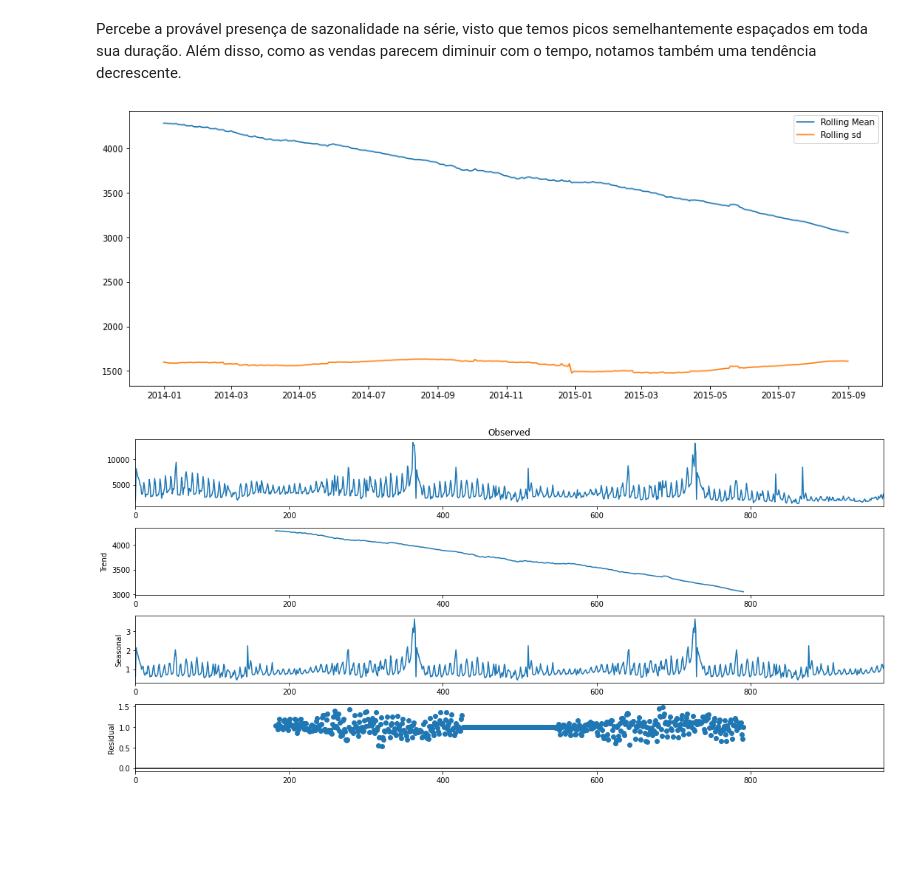
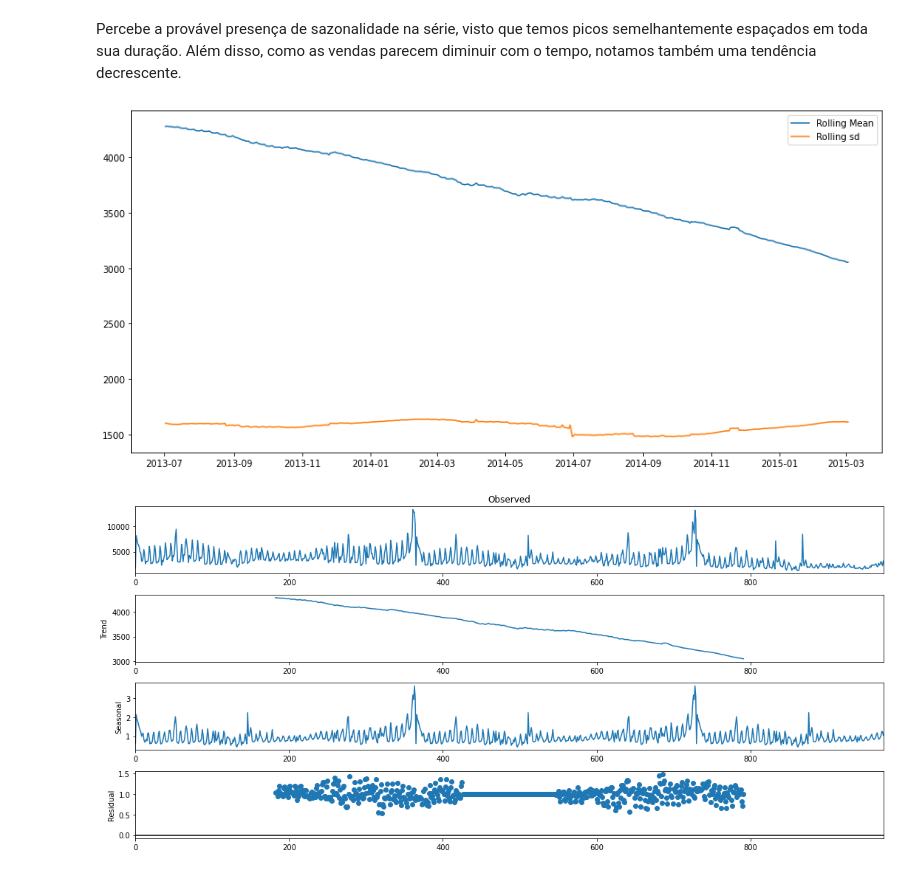
Before and after one commit to derSchmetterling/time_series, a Jupyter notebook: trabalho_ts.ipynb, the cells around one changed output. Saved outputs shown, nothing was run; the diff lists cells and outputs as text; code cells hidden in the pictures; blank space fills up the shorter version.

```diff
--- a/trabalho_ts.ipynb
+++ b/trabalho_ts.ipynb
@@ -105,22 +106,30 @@ def difference(dataset, interval=1):
 def inverse_difference(last_ob, value):
     return value + last_ob
 # %%
-# Import files
+# Loading files
 unzip_fs = zf.ZipFile('competitive-data-science-predict-future-sales.zip', 'r')
 
-aux1 = unzip_fs.open('sales_train.csv', 'r')
-sales = pd.read_csv(aux1)
-# sales = sales.sample(n = 1000, random_state = 42)
-aux1.close()
+aux = unzip_fs.open('sales_train.csv', 'r')
+sales = pd.read_csv(aux)
+aux.close()
 
-aux2 = unzip_fs.open('items.csv', 'r')
-item = pd.read_csv(aux2)
-aux2.close()
+# aux = unzip_fs.open('items.csv', 'r')
+# item = pd.read_csv(aux)
+# aux.close()
 
 
-# Dont need to import
-# item_cat=pd.read_csv("competitive-data-science-predict-future-sales/item_categories.csv")
-# sub=pd.read_csv("competitive-data-science-predict-future-sales/sample_submission.csv")
-# shops=pd.read_csv("competitive-data-science-predict-future-sales/shops.csv")
-# test=pd.read_csv("competitive-data-science-predict-future-sales/test.csv")
+# Dont need to load
+# aux = unzip_fs.open("item_categories.csv")
+# item_cat=pd.read_csv(aux)
+# aux.close()
+
+# sub=pd.read_csv("sample_submission.csv")
+
+# aux = unzip_fs.open("shops.csv")
+# shops=pd.read_csv(aux)
+# aux.close()
+
+# aux = unzip_fs.open("test.csv")
+# test=pd.read_csv(aux)
+# aux.close()
 # %%
@@ -172,11 +297,11 @@ plt.plot(ts);
 # %% [markdown]
 Percebe a provável presença de sazonalidade na série, visto que temos picos semelhantemente espaçados em toda sua duração. Além disso, como as vendas parecem diminuir com o tempo, notamos também uma tendência decrescente.
 # %%
-plt.figure(figsize=(16,6))
 w=365
-plt.plot(ts.rolling(window=w,center=False).mean(),label='Rolling Mean');
-plt.plot(ts.rolling(window=w,center=False).std(),label='Rolling sd');
-plt.legend();
+plt.plot(ts.rolling(window=w,center=True).mean(), label='Rolling Mean')
+plt.plot(ts.rolling(window=w,center=True).std(), label='Rolling sd')
+plt.legend()
+plt.show()
 # %% [output]
-[figure, old version]
+[figure, new version]
 # %%
```
Also changed, not shown: parts of 29 cells of this notebook.
